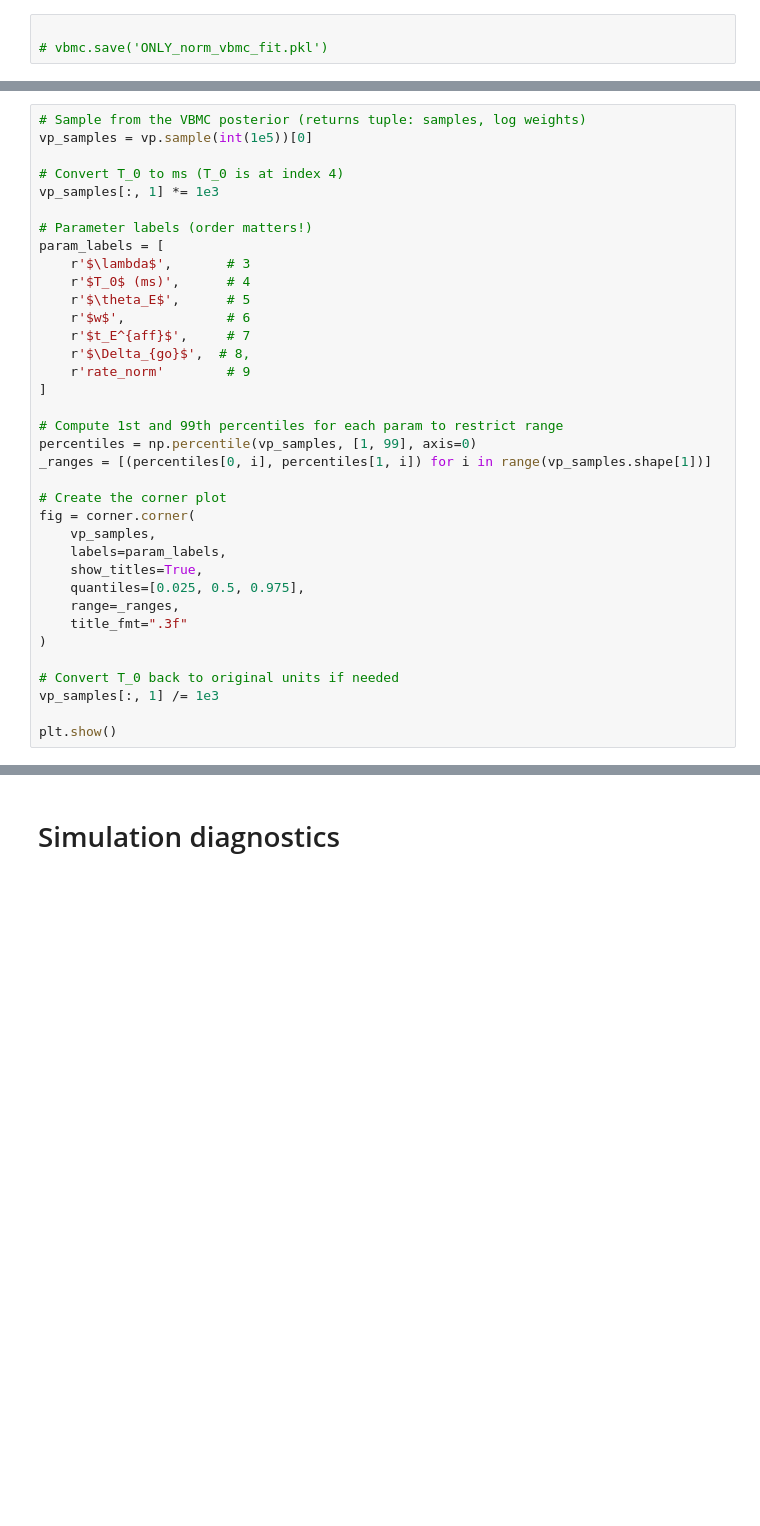
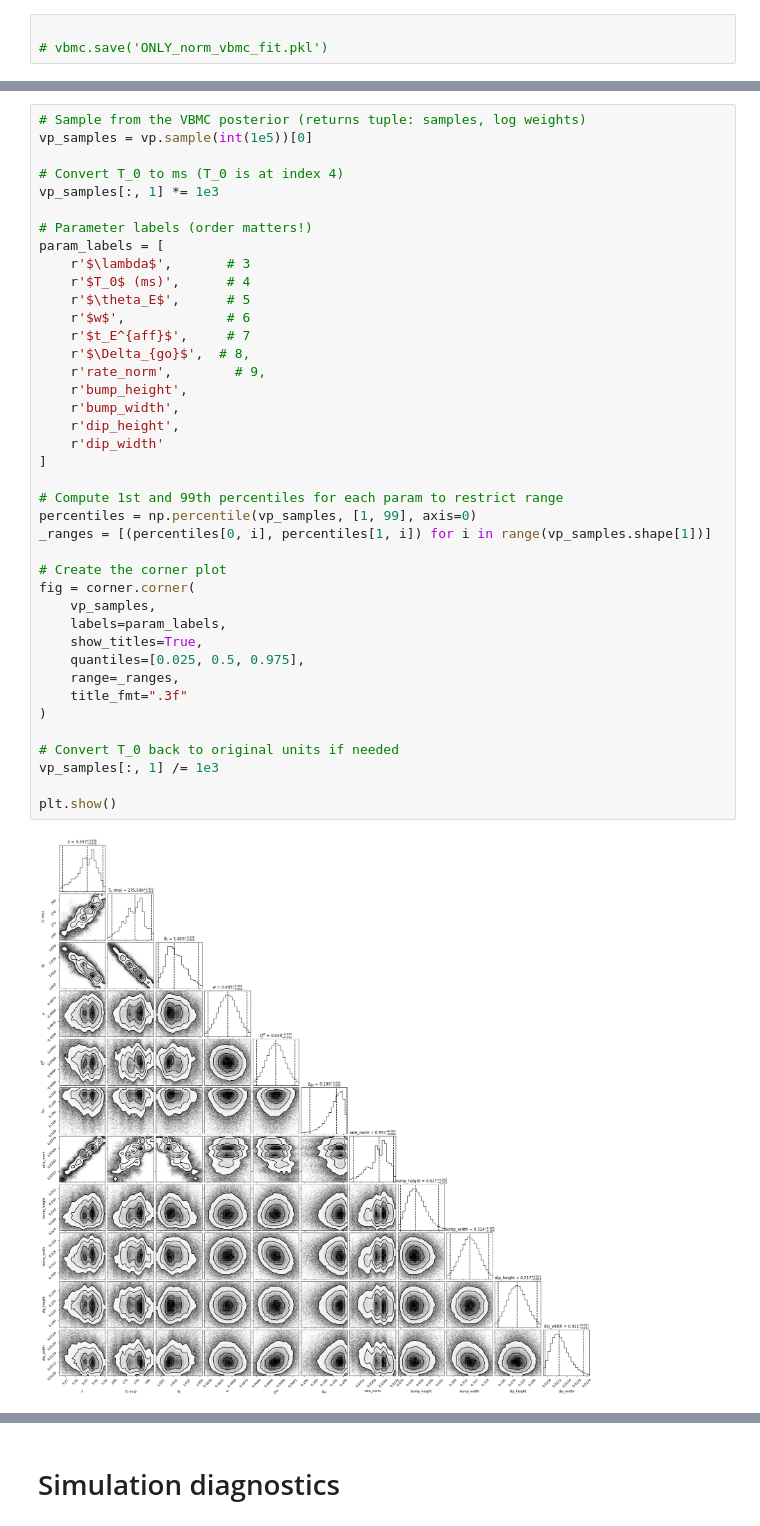
Before and after one commit to rakaar/ddm_data, a Jupyter notebook: explore_more_data/fit_comparable_norm_time_vary.ipynb, the cells around one changed output, grey strips where cells are left out. Drawn from its saved outputs; the diff is of its cells as text; blank space fills up the shorter version.

```diff
--- a/explore_more_data/fit_comparable_norm_time_vary.ipynb
+++ b/explore_more_data/fit_comparable_norm_time_vary.ipynb
@@ -491,32 +515,38 @@ vp_samples = vp.sample(int(1e5))[0]
 vp_samples[:, 1] *= 1e3
 
 # Parameter labels (order matters!)
 param_labels = [
     r'$\lambda$',       # 3
     r'$T_0$ (ms)',      # 4
     r'$\theta_E$',      # 5
     r'$w$',             # 6
     r'$t_E^{aff}$',     # 7
     r'$\Delta_{go}$',  # 8,
-    r'rate_norm'        # 9
+    r'rate_norm',        # 9,
+    r'bump_height',
+    r'bump_width',
+    r'dip_height',
+    r'dip_width'
 ]
 
 # Compute 1st and 99th percentiles for each param to restrict range
 percentiles = np.percentile(vp_samples, [1, 99], axis=0)
 _ranges = [(percentiles[0, i], percentiles[1, i]) for i in range(vp_samples.shape[1])]
 
 # Create the corner plot
 fig = corner.corner(
     vp_samples,
     labels=param_labels,
     show_titles=True,
     quantiles=[0.025, 0.5, 0.975],
     range=_ranges,
     title_fmt=".3f"
 )
 
 # Convert T_0 back to original units if needed
 vp_samples[:, 1] /= 1e3
 
 plt.show()
+# %% [output]
+[figure, added]
 # %%
```
Also changed, not shown: parts of 6 cells of this notebook, 1 other file.
